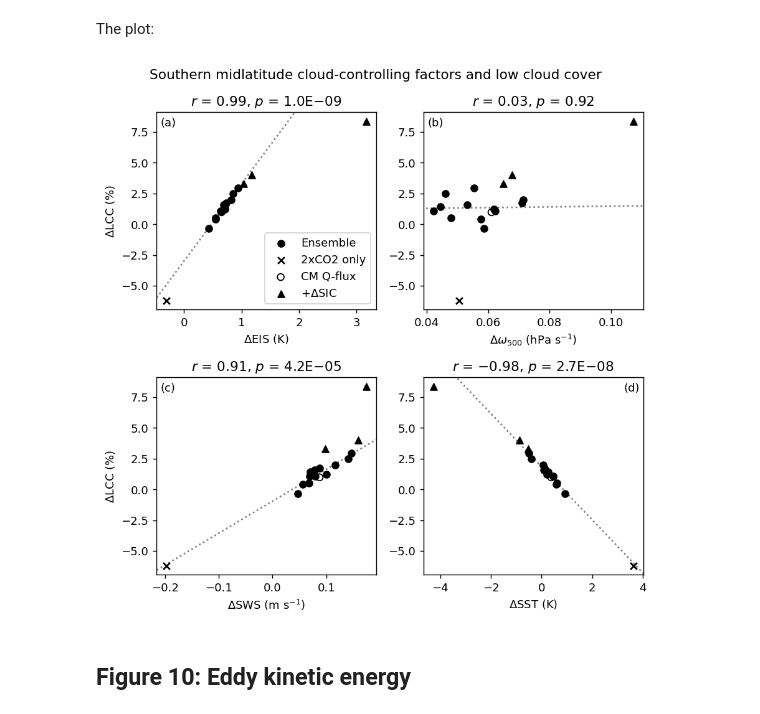
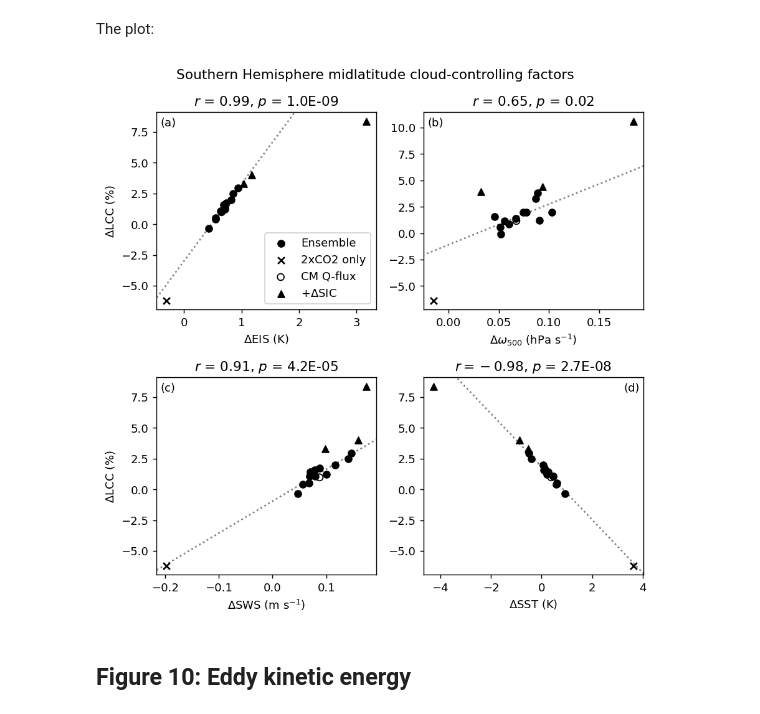
Before and after one commit to r-ford/FRR-24, a Jupyter notebook: nonfeedback-figures.ipynb, the cells around one changed output. Drawn from its saved outputs; the diff is of its cells as text; code cells hidden in the pictures.

```diff
--- a/nonfeedback-figures.ipynb
+++ b/nonfeedback-figures.ipynb
@@ -495,21 +858,21 @@ smid_co2_lcc = global_average(co2_lcc.where((co2_lcc.lat < -30) & (co2_lcc.lat >
 ecs = global_average(ecs_map)
 cold_tcr = global_average(cold_tcr_map)
 # %%
-fig2 = plt.figure(figsize=(4, 8), dpi=130)
+fig2 = plt.figure(figsize=(4, 6), dpi=130)
 
 x = np.linspace(-10, 20, 20)
 
 z1 = np.polyfit(smid_lcc, tcr, 1)
 m1, b1 = z1[0], z1[1]
 
-ax1 = plt.subplot(3, 1, 1)
+ax1 = plt.subplot(2, 1, 1)
 ax1.scatter(smid_lcc, tcr, color='k', label='Ensemble')
 ax1.scatter(smid_co2_lcc, ecs, color='k', marker='x', label='2xCO2 only')
 ax1.scatter(smid_em_lcc, em_tcr, color='k', facecolors='none', label='CM Q-flux')
 ax1.scatter(smid_cold_lcc, cold_tcr, color='k', marker='^', label='+$\Delta$SIC')
 ax1.set_ylabel('$\Delta$TAS (K)')
 ax1.set_xlabel('$\Delta$LCC (%)')
-ax1.set_title(('SMID ($r$ = %.2f, $p$ = %.1E)' %(pearsonr(smid_lcc, gmst)[0], pearsonr(smid_lcc, gmst)[1])).replace("-", u"\u2212"))
+ax1.set_title(('SMID ($r = %.2f$, $p$ = %.1E)' %(pearsonr(smid_lcc, gmst)[0], pearsonr(smid_lcc, gmst)[1])))
 xlim, ylim = ax1.get_xlim(), ax1.get_ylim()
 ax1.plot(x, m1*x+b1, color='k', linestyle=':', alpha=0.5)
 ax1.set_xlim(xlim)
@@ -519,24 +882,24 @@ ax1.legend(loc='lower left')
 z3 = np.polyfit(eptri_lcc, tcr, 1)
 m3, b3 = z3[0], z3[1]
 
-ax3 = plt.subplot(3, 1, 3)
+ax3 = plt.subplot(2, 1, 2)
 ax3.scatter(eptri_lcc, tcr, color='slateblue')
 ax3.scatter(eptri_cold_lcc, cold_tcr, color='slateblue', marker='^')
 ax3.scatter(eptri_em_lcc, em_tcr, color='slateblue', facecolors='none')
 ax3.scatter(eptri_co2_lcc, ecs, color='slateblue', marker='x')
 ax3.set_ylabel('$\Delta$TAS (K)')
 ax3.set_xlabel('$\Delta$LCC (%)')
-ax3.set_title(('EPT ($r$ = %.2f, $p$ = %.2f)' %(pearsonr(eptri_lcc, gmst)[0], pearsonr(eptri_lcc, gmst)[1])).replace("-", u"\u2212"))
+ax3.set_title(('EPT ($r = %.2f$, $p$ = %.2f)' %(pearsonr(eptri_lcc, gmst)[0], pearsonr(eptri_lcc, gmst)[1])))
 xlim3, ylim3 = ax3.get_xlim(), ax3.get_ylim()
 ax3.plot(x, m3*x+b3, color='slateblue', linestyle=':', alpha=0.5)
 ax3.set_xlim(xlim3)
 ax3.set_ylim(ylim3)
 
-ax2 = plt.subplot(3, 1, 2, projection=ccrs.PlateCarree(central_longitude=0))
-ax2.set_extent([0, 359, -90, 90], crs=ccrs.PlateCarree(central_longitude=0))
-ax2.add_patch(mpatches.Polygon(xy=[[213.333, 10], [285, 10], [285, -43.75]], facecolor='slateblue', edgecolor='slateblue', alpha=0.75, transform=ccrs.PlateCarree()))
-ax2.add_patch(mpatches.Rectangle(xy=[-180, -60], width=361, height=30, facecolor='k', edgecolor='k', alpha=0.75, transform=ccrs.PlateCarree()))
-ax2.coastlines(linewidth=0.5)
+# ax2 = plt.subplot(3, 1, 2, projection=ccrs.PlateCarree(central_longitude=0))
+# ax2.set_extent([0, 359, -90, 90], crs=ccrs.PlateCarree(central_longitude=0))
+# ax2.add_patch(mpatches.Polygon(xy=[[213.333, 10], [285, 10], [285, -43.75]], facecolor='slateblue', edgecolor='slateblue', alpha=0.75, transform=ccrs.PlateCarree()))
+# ax2.add_patch(mpatches.Rectangle(xy=[-180, -60], width=361, height=30, facecolor='k', edgecolor='k', alpha=0.75, transform=ccrs.PlateCarree()))
+# ax2.coastlines(linewidth=0.5)
 
 ax1.text(.99, .97, '(a)', ha='right', va='top', transform=ax1.transAxes)
 ax3.text(.99, .97, '(b)', ha='right', va='top', transform=ax3.transAxes)
@@ -579,6 +942,9 @@ Functions to calculate Southern Hemisphere midlatitude average and plot trend li
 # %%
 def smid(da):
     return global_average(da.where((da.lat > -60) & (da.lat < -30)))
+
+def esmid(da):
+    return global_average(da.where((da.lat > -45) & (da.lat < -30)))
 
 def plot_trend(ax, x, y):
     xlim = ax.get_xlim()
@@ -602,49 +968,51 @@ ax1.scatter(smid(eis_co2), smid(co2_lcc), color='k', marker='x', label='2xCO2 on
 ax1.scatter(smid(eis_em), smid(em_lcc), color='k', facecolors='none', label='CM Q-flux')
 ax1.scatter(smid(eis_cold), smid(cold_lcc), color='k', marker='^', label='+$\Delta$SIC')
 plot_trend(ax1, smid(eis_tcr), smid_lcc)
-ax1.set_title(('$r$ = %.2f, $p$ = %.1E' %(pearsonr(smid(eis_tcr), smid_lcc)[0], pearsonr(smid(eis_tcr), smid_lcc)[1])).replace("-", u"\u2212"))
+ax1.set_title(('$r$ = %.2f, $p$ = %.1E' %(pearsonr(smid(eis_tcr), smid_lcc)[0], pearsonr(smid(eis_tcr), smid_lcc)[1])))
 plt.legend()
 
 ax2 = fig.add_subplot(2, 2, 2)
-ax2.scatter(smid(w500_tcr)*100, smid(dlcc), color='k')
-ax2.scatter(smid(w500_em)*100, smid(em_lcc), color='k', facecolors='none')
-ax2.scatter(smid(w500_co2)*100, smid(co2_lcc), color='k', marker='x')
-ax2.scatter(smid(w500_cold)*100, smid(cold_lcc), color='k', marker='^')
-plot_trend(ax2, smid(w500_tcr)*100, smid_lcc)
-ax2.set_title(('$r$ = %.2f, $p$ = %.2f' %(pearsonr(smid(w500_tcr), smid_lcc)[0], pearsonr(smid(w500_tcr), smid_lcc)[1])).replace("-", u"\u2212"))
+ax2.scatter(esmid(w500_tcr)*100, esmid(dlcc), color='k')
+ax2.scatter(esmid(w500_em)*100, esmid(em_lcc), color='k', facecolors='none')
+ax2.scatter(esmid(w500_co2)*100, esmid(co2_lcc), color='k', marker='x')
+ax2.scatter(esmid(w500_cold)*100, esmid(cold_lcc), color='k', marker='^')
+plot_trend(ax2, esmid(w500_tcr)*100, esmid(dlcc))
+ax2.set_title(('$r$ = %.2f, $p$ = %.2f' %(pearsonr(esmid(w500_tcr), esmid(dlcc))[0], pearsonr(esmid(w500_tcr), esmid(dlcc))[1])))
 
 ax3 = fig.add_subplot(2, 2, 3)
 ax3.scatter(smid(u10_tcr), smid(dlcc), color='k')
 ax3.scatter(smid(u10_em), smid(em_lcc), color='k', facecolors='none')
 ax3.scatter(smid(u10_co2), smid(co2_lcc), color='k', marker='x')
 ax3.scatter(smid(u10_cold), smid(cold_lcc), color='k', marker='^')
 plot_trend(ax3, smid(u10_tcr), smid_lcc)
-ax3.set_title(('$r$ = %.2f, $p$ = %.1E' %(pearsonr(smid(u10_tcr), smid_lcc)[0], pearsonr(smid(u10_tcr), smid_lcc)[1])).replace("-", u"\u2212"))
+ax3.set_title(('$r$ = %.2f, $p$ = %.1E' %(pearsonr(smid(u10_tcr), smid_lcc)[0], pearsonr(smid(u10_tcr), smid_lcc)[1])))
 
 ax4 = fig.add_subplot(2, 2, 4)
 ax4.scatter(smid(ts_tcr), smid(dlcc), color='k')
 ax4.scatter(smid(ts_em), smid(em_lcc), color='k', facecolors='none')
 ax4.scatter(smid(ts_co2), smid(co2_lcc), color='k', marker='x')
 ax4.scatter(smid(ts_cold), smid(cold_lcc), color='k', marker='^')
 plot_trend(ax4, smid(ts_tcr), smid_lcc)
-ax4.set_title(('$r$ = %.2f, $p$ = %.1E' %(pearsonr(smid(ts_tcr), smid_lcc)[0], pearsonr(smid(ts_tcr), smid_lcc)[1])).replace("-", u"\u2212"))
+ax4.set_title(('$r = %.2f$, $p$ = %.1E' %(pearsonr(smid(ts_tcr), smid_lcc)[0], pearsonr(smid(ts_tcr), smid_lcc)[1])))
+
+# .replace("-", u"\u2212")
 
 ax1.set_ylabel('$\Delta$LCC (%)')
 ax3.set_ylabel('$\Delta$LCC (%)')
 ax1.set_xlabel('$\Delta$EIS (K)')
 ax2.set_xlabel('$\Delta\omega_{500}$ (hPa s$^{-1}$)')
 ax3.set_xlabel('$\Delta$SWS (m s$^{-1}$)')
 ax4.set_xlabel('$\Delta$SST (K)')
 
 ax1.text(.02, .975, '(a)', ha='left', va='top', transform=ax1.transAxes)
 ax2.text(.02, .975, '(b)', ha='left', va='top', transform=ax2.transAxes)
 ax3.text(.02, .975, '(c)', ha='left', va='top', transform=ax3.transAxes)
 ax4.text(.985, .975, '(d)', ha='right', va='top', transform=ax4.transAxes)
 
-fig.suptitle('Southern midlatitude cloud-controlling factors and low cloud cover')
+fig.suptitle('Southern Hemisphere midlatitude cloud-controlling factors')
 plt.tight_layout()
 # %% [output]
-[figure, old version]
+[figure, new version]
 # %% [markdown]
 ## Figure 10: Eddy kinetic energy
 # %% [markdown]
```
Also changed, not shown: parts of 35 cells of this notebook, 3 other files.
